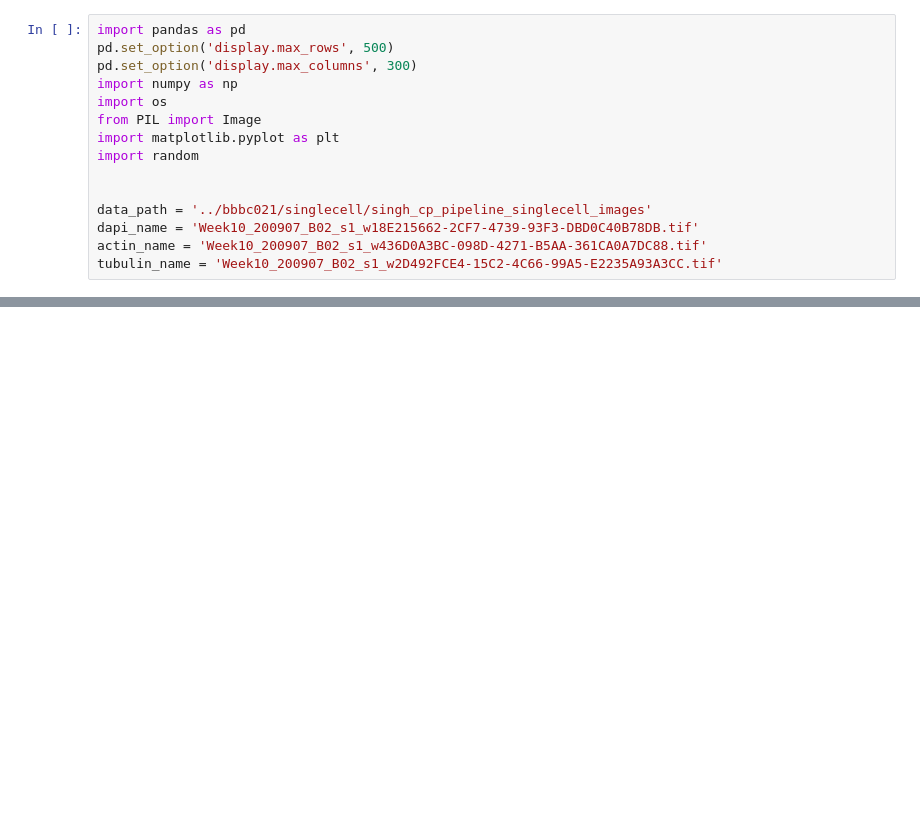
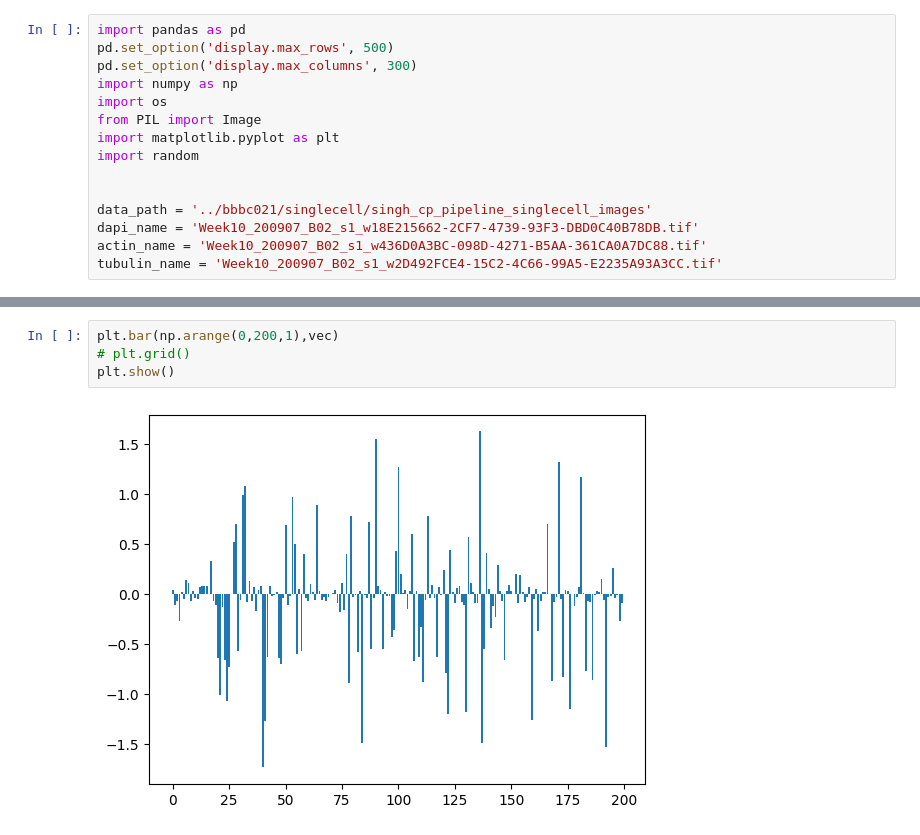
Before and after one commit to 02456-DeepLearning/SparseVAE-Cell-Images, a Jupyter notebook: src/viz.ipynb, the cells around one changed output, grey strips where cells are left out. Cells and saved outputs as stored; diff of their text form; blank space fills up the shorter version.

```diff
--- a/src/viz.ipynb
+++ b/src/viz.ipynb
@@ -100,0 +49,6 @@ elif viz_type=="recon":
+# %%
+plt.bar(np.arange(0,200,1),vec)
+# plt.grid()
+plt.show()
+# %% [output]
+[figure, added]
```
Also changed, not shown: parts of 8 cells of this notebook, 1 other file.
